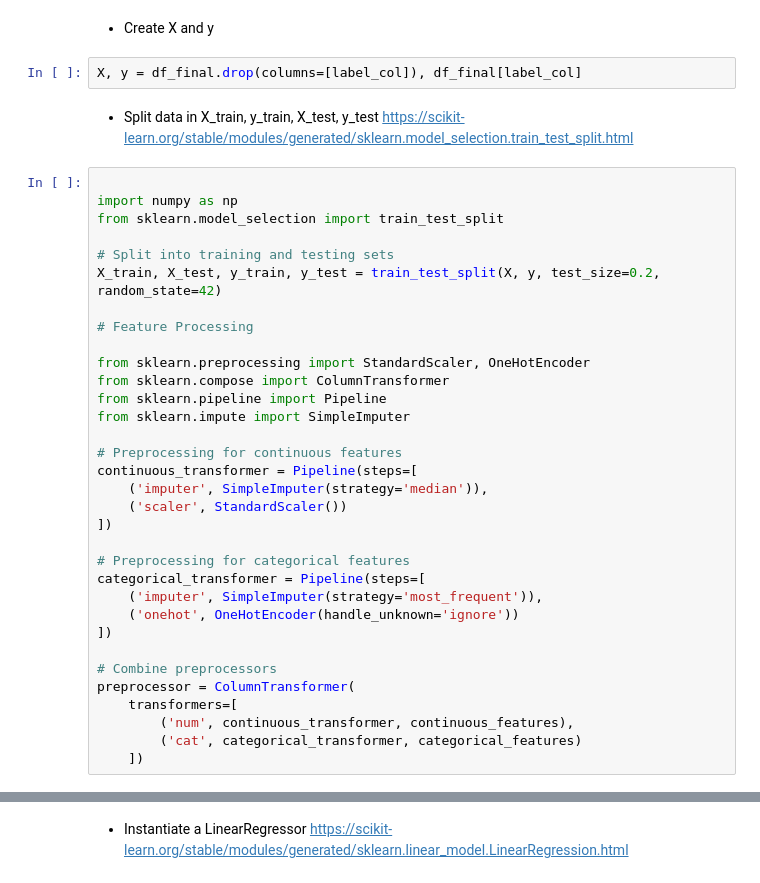
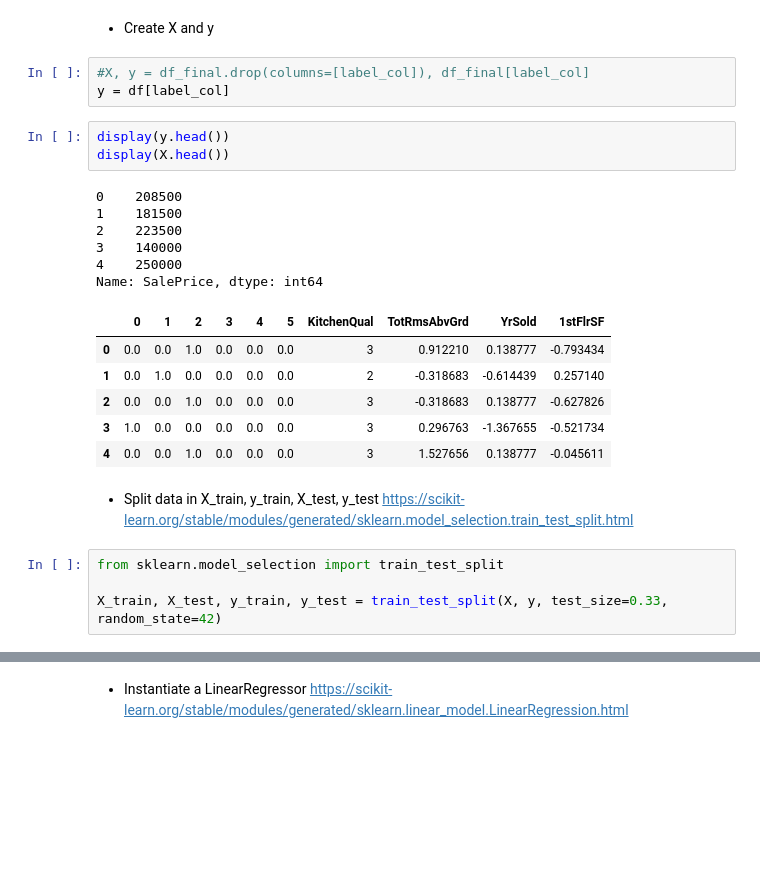
Before and after one commit to chakra2024/dsp-soham-chakraborty, a Jupyter notebook: notebooks/house-prices-modeling.ipynb, the cells around one changed output, grey strips where cells are left out. Drawn from its saved outputs; the diff is of its cells as text; blank space fills up the shorter version.

Commit message:
Updating house-price-modeling file

```diff
--- a/notebooks/house-prices-modeling.ipynb
+++ b/notebooks/house-prices-modeling.ipynb
@@ -153,39 +303,27 @@ df_final = df
 # %% [markdown]
 - Create X and y
 # %%
-X, y = df_final.drop(columns=[label_col]), df_final[label_col]
+#X, y = df_final.drop(columns=[label_col]), df_final[label_col]
+y = df[label_col]
+# %%
+display(y.head())
+display(X.head())
+# %% [output]
+0    208500
+1    181500
+2    223500
+3    140000
+4    250000
+Name: SalePrice, dtype: int64
+|  | 0 | 1 | 2 | 3 | 4 | 5 | KitchenQual | TotRmsAbvGrd | YrSold | 1stFlrSF |
+| 0 | 0.0 | 0.0 | 1.0 | 0.0 | 0.0 | 0.0 | 3 | 0.912210 | 0.138777 | -0.793434 |
+| 1 | 0.0 | 1.0 | 0.0 | 0.0 | 0.0 | 0.0 | 2 | -0.318683 | -0.614439 | 0.257140 |
+| 2 | 0.0 | 0.0 | 1.0 | 0.0 | 0.0 | 0.0 | 3 | -0.318683 | 0.138777 | -0.627826 |
+| 3 | 1.0 | 0.0 | 0.0 | 0.0 | 0.0 | 0.0 | 3 | 0.296763 | -1.367655 | -0.521734 |
+| 4 | 0.0 | 0.0 | 1.0 | 0.0 | 0.0 | 0.0 | 3 | 1.527656 | 0.138777 | -0.045611 |
 # %% [markdown]
 - Split data in X_train, y_train, X_test, y_test https://scikit-learn.org/stable/modules/generated/sklearn.model_selection.train_test_split.html
 # %%
-
-import numpy as np
 from sklearn.model_selection import train_test_split
 
-# Split into training and testing sets
-X_train, X_test, y_train, y_test = train_test_split(X, y, test_size=0.2, random_state=42)
-
-# Feature Processing
-
-from sklearn.preprocessing import StandardScaler, OneHotEncoder
-from sklearn.compose import ColumnTransformer
-from sklearn.pipeline import Pipeline
-from sklearn.impute import SimpleImputer
-
-# Preprocessing for continuous features
-continuous_transformer = Pipeline(steps=[
-    ('imputer', SimpleImputer(strategy='median')),
-    ('scaler', StandardScaler())
-])
-
-# Preprocessing for categorical features
-categorical_transformer = Pipeline(steps=[
-    ('imputer', SimpleImputer(strategy='most_frequent')),
-    ('onehot', OneHotEncoder(handle_unknown='ignore'))
-])
-
-# Combine preprocessors
-preprocessor = ColumnTransformer(
-    transformers=[
-        ('num', continuous_transformer, continuous_features),
-        ('cat', categorical_transformer, categorical_features)
-    ])
+X_train, X_test, y_train, y_test = train_test_split(X, y, test_size=0.33, random_state=42)
```
Also changed, not shown: parts of 41 cells of this notebook.
